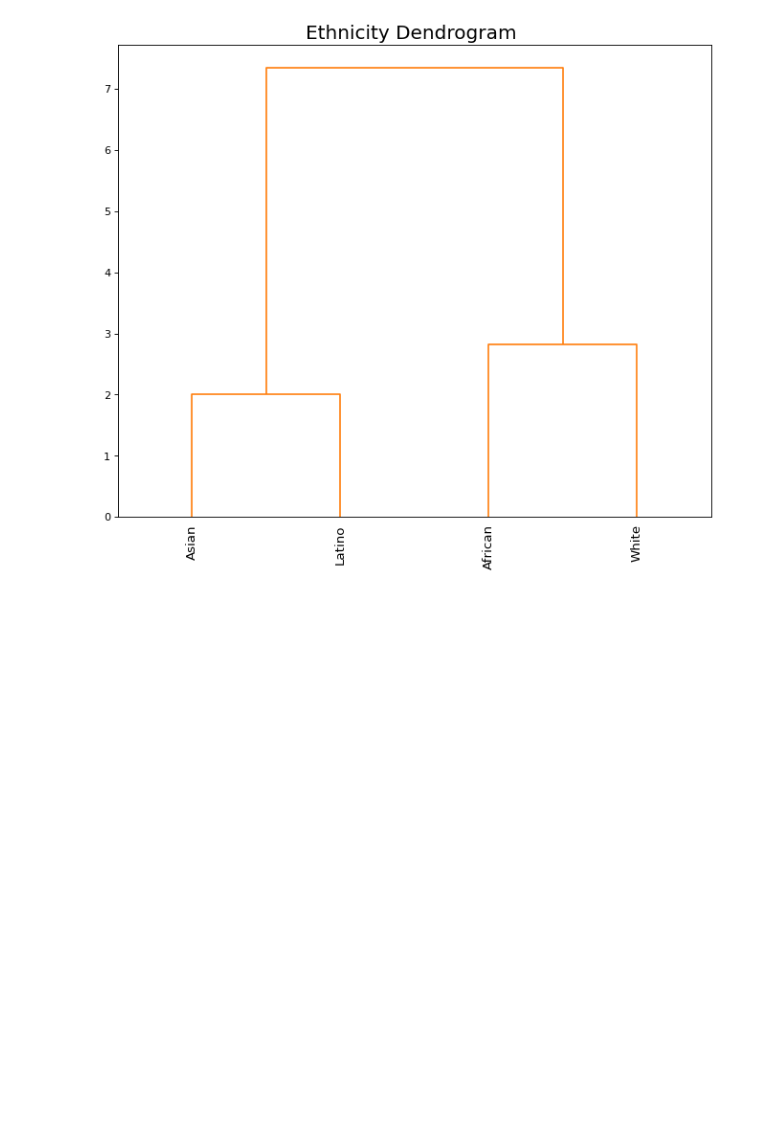
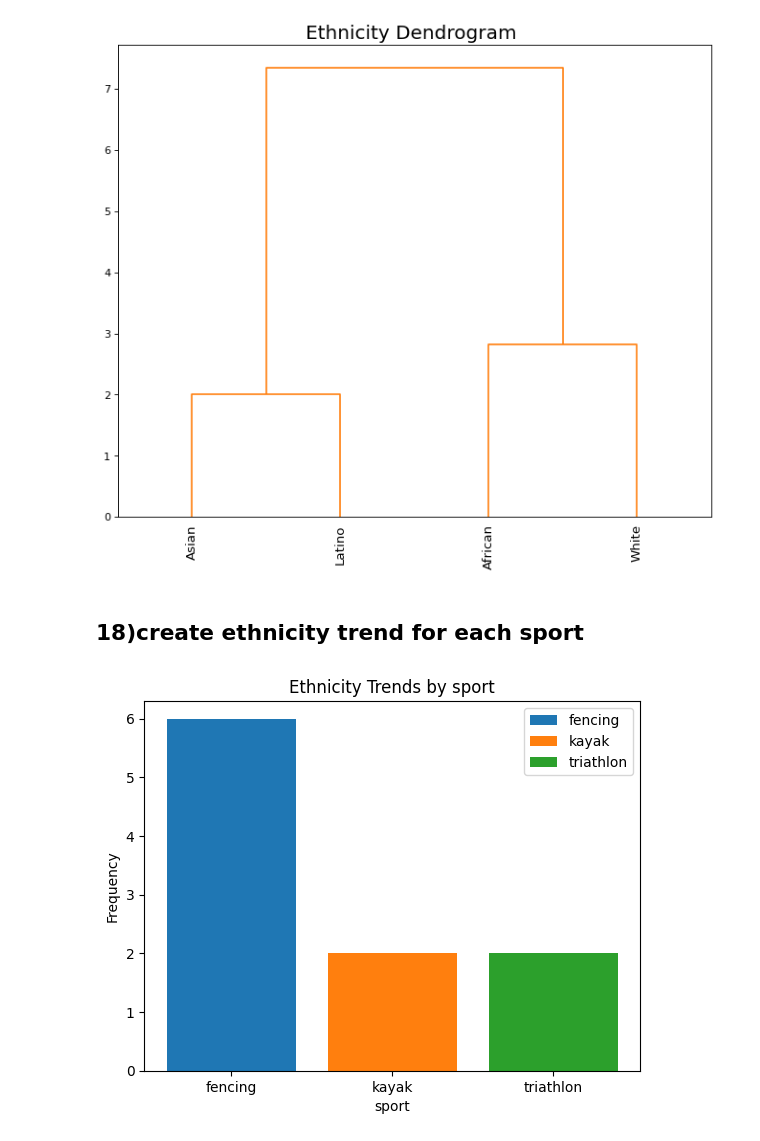
Before and after one commit to santhihubgit/Team08_PythoNinjas_PythonHackathon_Aug2024, a Jupyter notebook: Team8_PythoNinjas_AddnlQuestions.ipynb, the cells around one changed output. Drawn from its saved outputs; the diff is of its cells as text; code cells hidden in the pictures; blank space fills up the shorter version.

```diff
--- a/Team8_PythoNinjas_AddnlQuestions.ipynb
+++ b/Team8_PythoNinjas_AddnlQuestions.ipynb
@@ -460,3 +460,16 @@ plt.xticks(fontsize=12)
 plt.show()
 # %% [output]
 [figure]
+# %% [markdown]
+## 18)create ethnicity trend for each sport
+# %%
+for sport in Athletes['sport'].unique():
+   sport_athletes=Athletes[Athletes['sport']== sport]
+   plt.bar(sport,sport_athletes['Ethnicity'].value_counts(), label=sport)
+plt.title('Ethnicity Trends by sport')
+plt.xlabel('sport')
+plt.ylabel('Frequency')
+plt.legend()
+plt.show()
+# %% [output]
+[figure, added]
```
